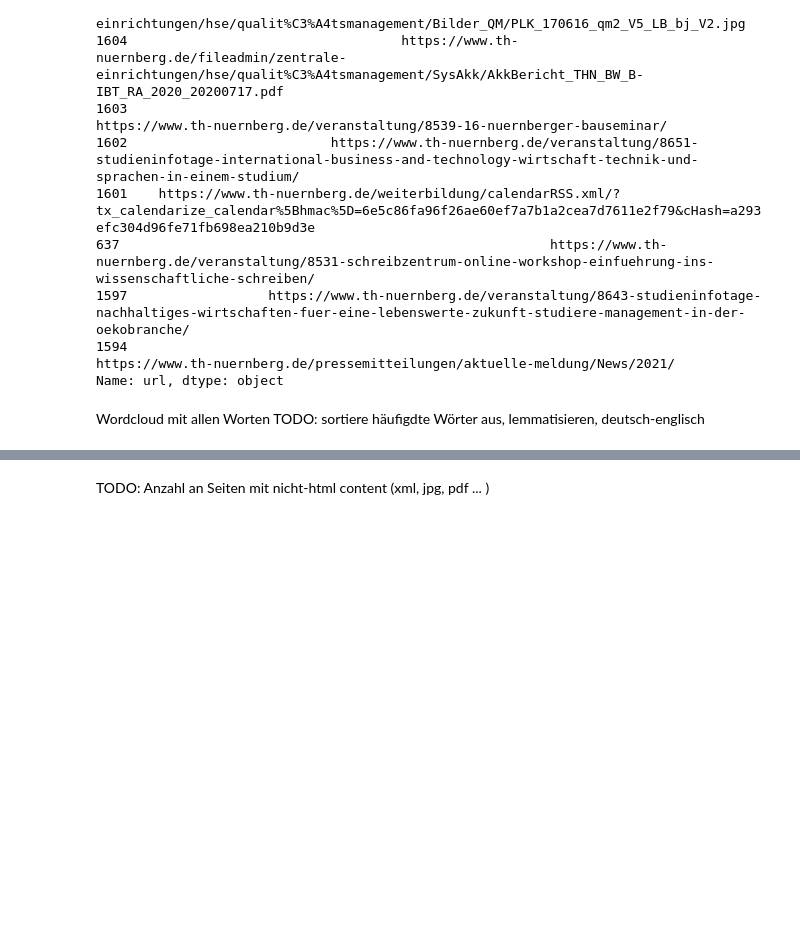
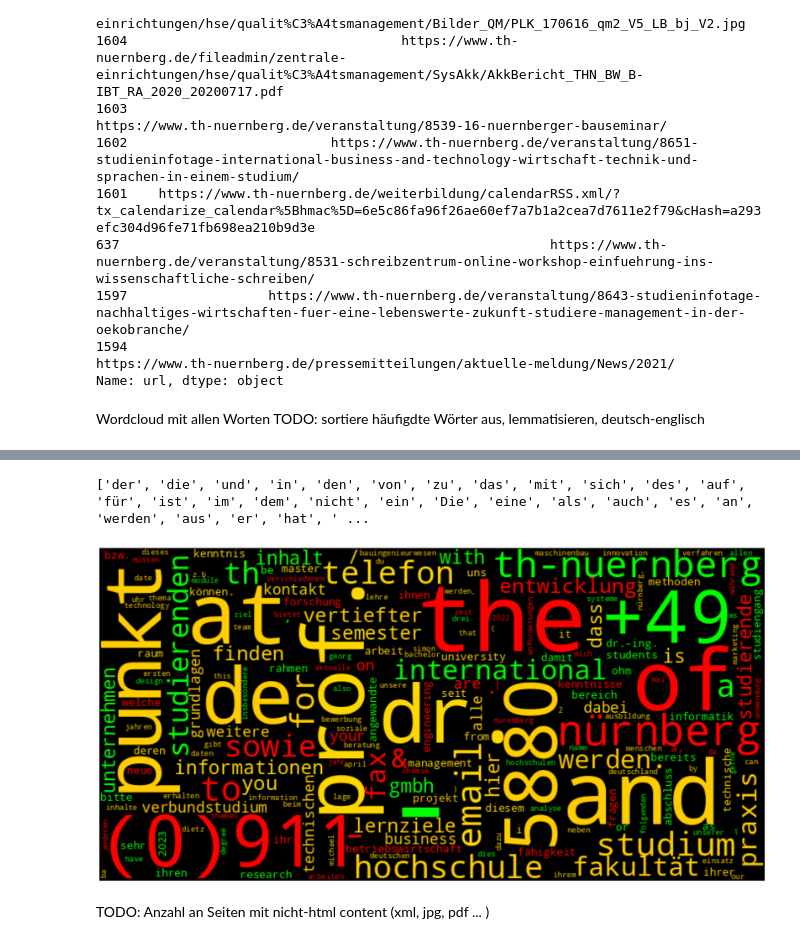
Before and after one commit to davidg-h/Daibl, a Jupyter notebook: discord_bot/scrap/data_visualization.ipynb, the cells around one changed output, grey strips where cells are left out. Drawn from its saved outputs; the diff is of its cells as text; code cells hidden in the pictures; blank space fills up the shorter version.

Commit message:
added vizualizations for zerotext and filtered wordcloud

```diff
--- a/discord_bot/scrap/data_visualization.ipynb
+++ b/discord_bot/scrap/data_visualization.ipynb
@@ -134,3 +146,21 @@ txa_wordcloud(whole_text_list)
+# %%
+file_path = 'data/wordlist.txt'
+common_words = []
+try:
+    with open(file_path, 'r') as file:
+        for line in file:
+            common_words.append(line.strip())
+except FileNotFoundError:
+    print(f"The file '{file_path}' was not found.")
+except Exception as e:
+    print(f"An error occurred: {str(e)}")
+
+print(common_words)
+filtered_text_list = [word for word in whole_text_list if word not in common_words]
+txa_wordcloud(filtered_text_list)
+# %% [output]
+['der', 'die', 'und', 'in', 'den', 'von', 'zu', 'das', 'mit', 'sich', 'des', 'auf', 'für', 'ist', 'im', 'dem', 'nicht', 'ein', 'Die', 'eine', 'als', 'auch', 'es', 'an', 'werden', 'aus', 'er', 'hat', ' ...
+[figure, added]
 # %% [markdown]
 TODO: Anzahl an Seiten mit nicht-html content (xml, jpg, pdf ... )
 # %%
```
Also changed, not shown: parts of 6 cells of this notebook.
